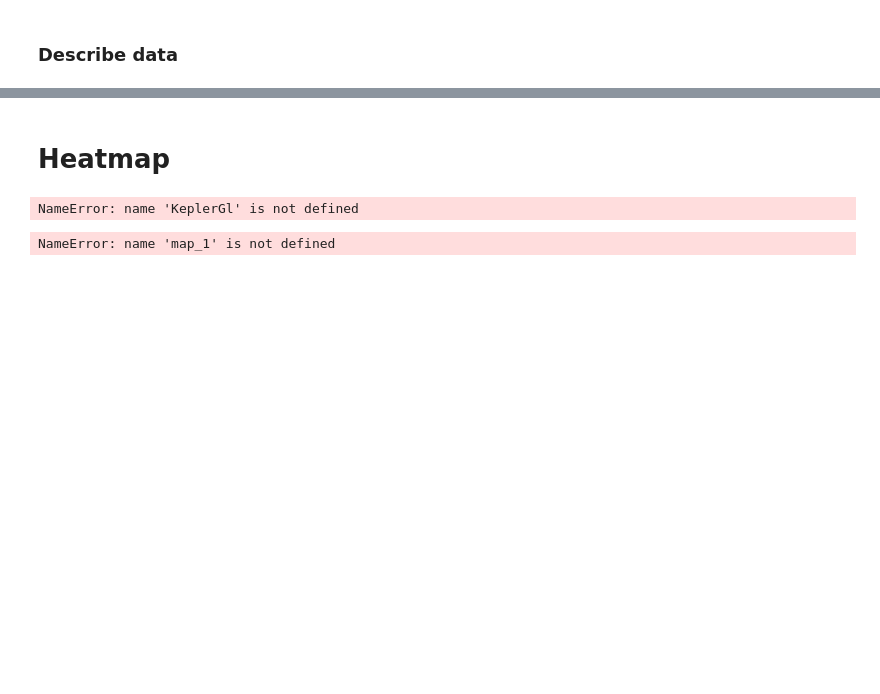
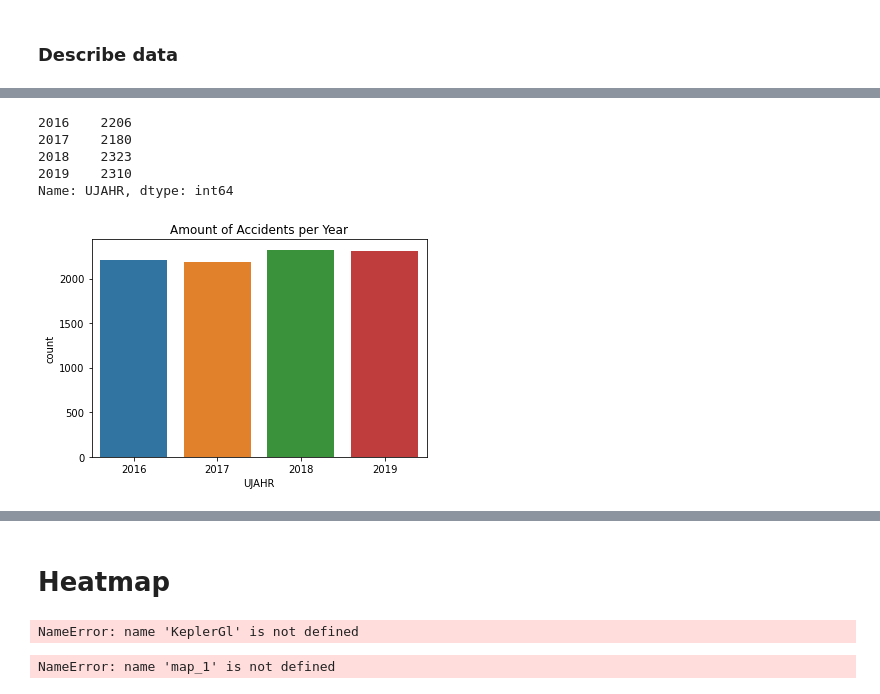
Before and after one commit to NicSch1992/TechLabsHH, a Jupyter notebook: Abgabe.ipynb, the cells around one changed output, grey strips where cells are left out. Drawn from its saved outputs; the diff is of its cells as text; code cells hidden in the pictures; blank space fills up the shorter version.

```diff
--- a/Abgabe.ipynb
+++ b/Abgabe.ipynb
@@ -245,0 +250,12 @@ sns.countplot(data=df, x="UMONAT")
+# %%
+# Comparing the total amount of accidents per year
+sns.countplot(data=df, x="UJAHR")
+plt.title('Amount of Accidents per Year')
+pd.value_counts(df["UJAHR"]).sort_index()
+# %% [output]
+2016    2206
+2017    2180
+2018    2323
+2019    2310
+Name: UJAHR, dtype: int64
+[figure, added]
```
Also changed, not shown: parts of 29 cells of this notebook.
